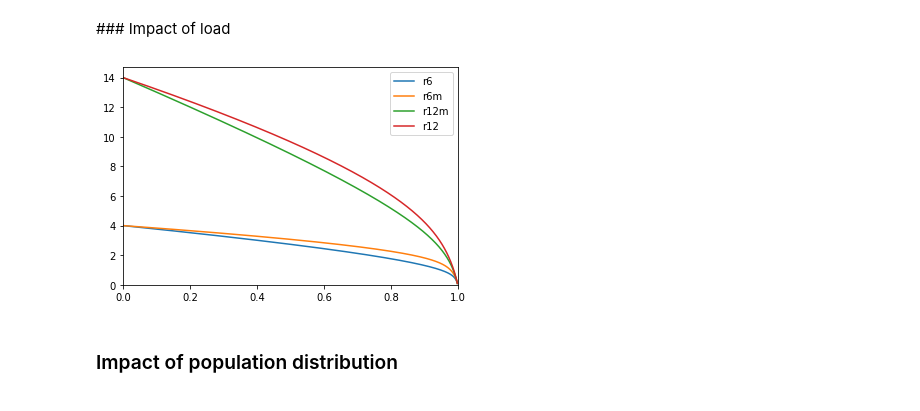
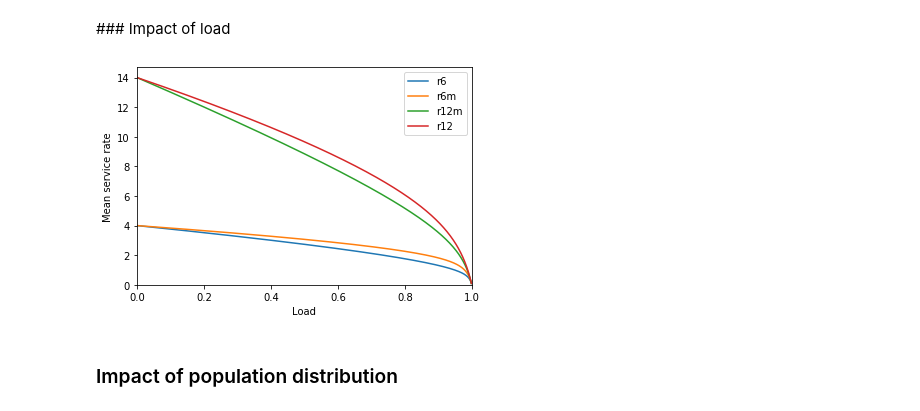
Before and after one commit to ccomte/phd-thesis, a Jupyter notebook: 6-performance-analysis-by-server-elimination/compute_and_plot.ipynb, the cells around one changed output. Cells and saved outputs as stored; diff of their text form; code cells hidden in the pictures.

```diff
--- a/6-performance-analysis-by-server-elimination/compute_and_plot.ipynb
+++ b/6-performance-analysis-by-server-elimination/compute_and_plot.ipynb
@@ -231,15 +231,18 @@ def diff_study(S=100, step=.001):
 diff_study()
 # %%
 csv = pd.read_csv(folder + "hetero1_100.csv")
+
 plt.plot(csv['rho'].values, 1 / csv['d6'].values, label="r6")
 plt.plot(csv['rho'].values, 1 / csv['d6m'].values, label="r6m")
 plt.plot(csv['rho'].values, 1 / csv['d12m'].values, label="r12m")
 plt.plot(csv['rho'].values, 1 / csv['d12'].values, label="r12")
+
+plt.xlabel('Load'); plt.ylabel('Mean service rate')
 plt.xlim([0, 1]); plt.ylim(ymin=0)
 plt.legend(loc='best')
 plt.show()
 # %% [output]
-[figure, old version]
+[figure, new version]
 # %% [markdown]
 ### Impact of population distribution
 # %%
```
Also changed, not shown: parts of 14 cells of this notebook.
